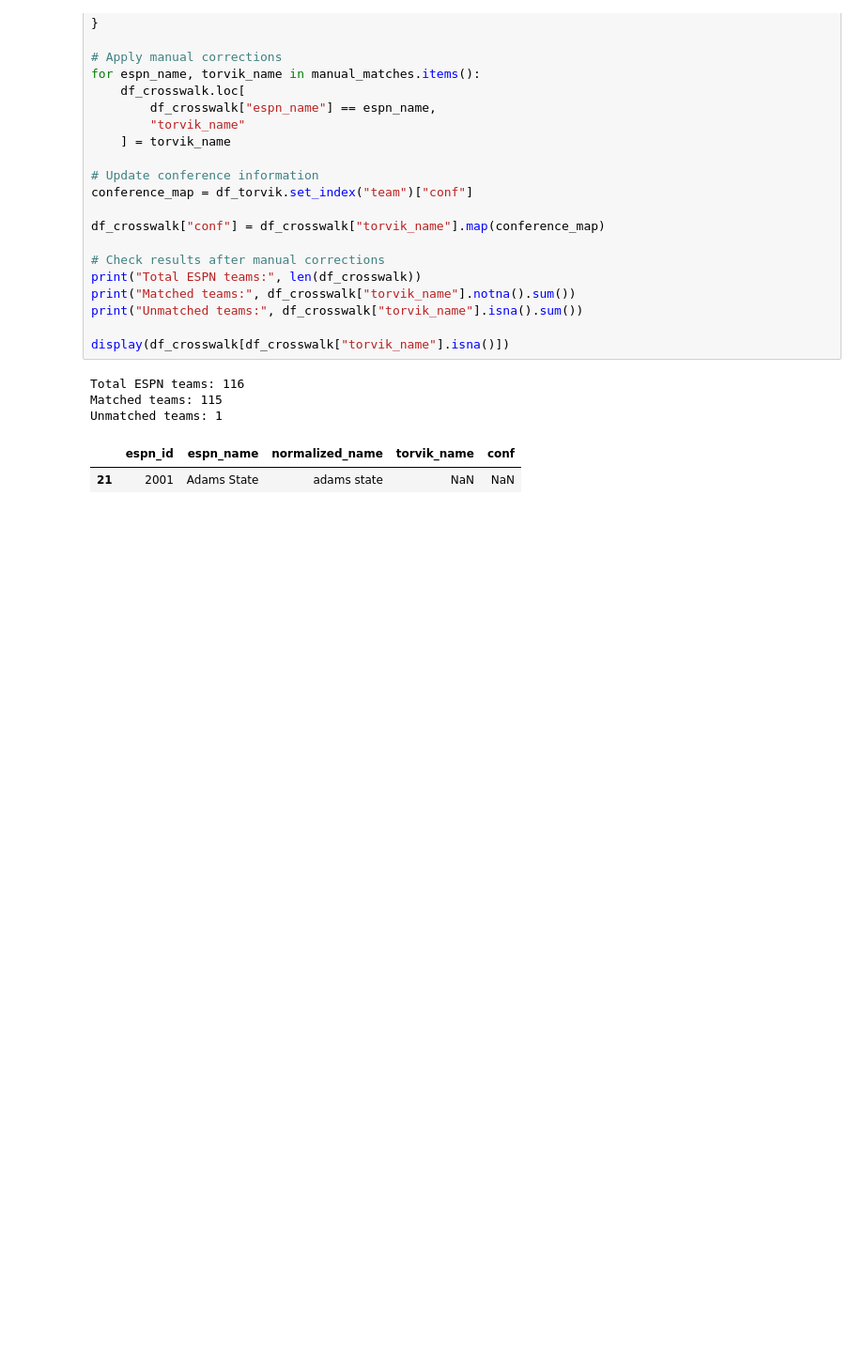
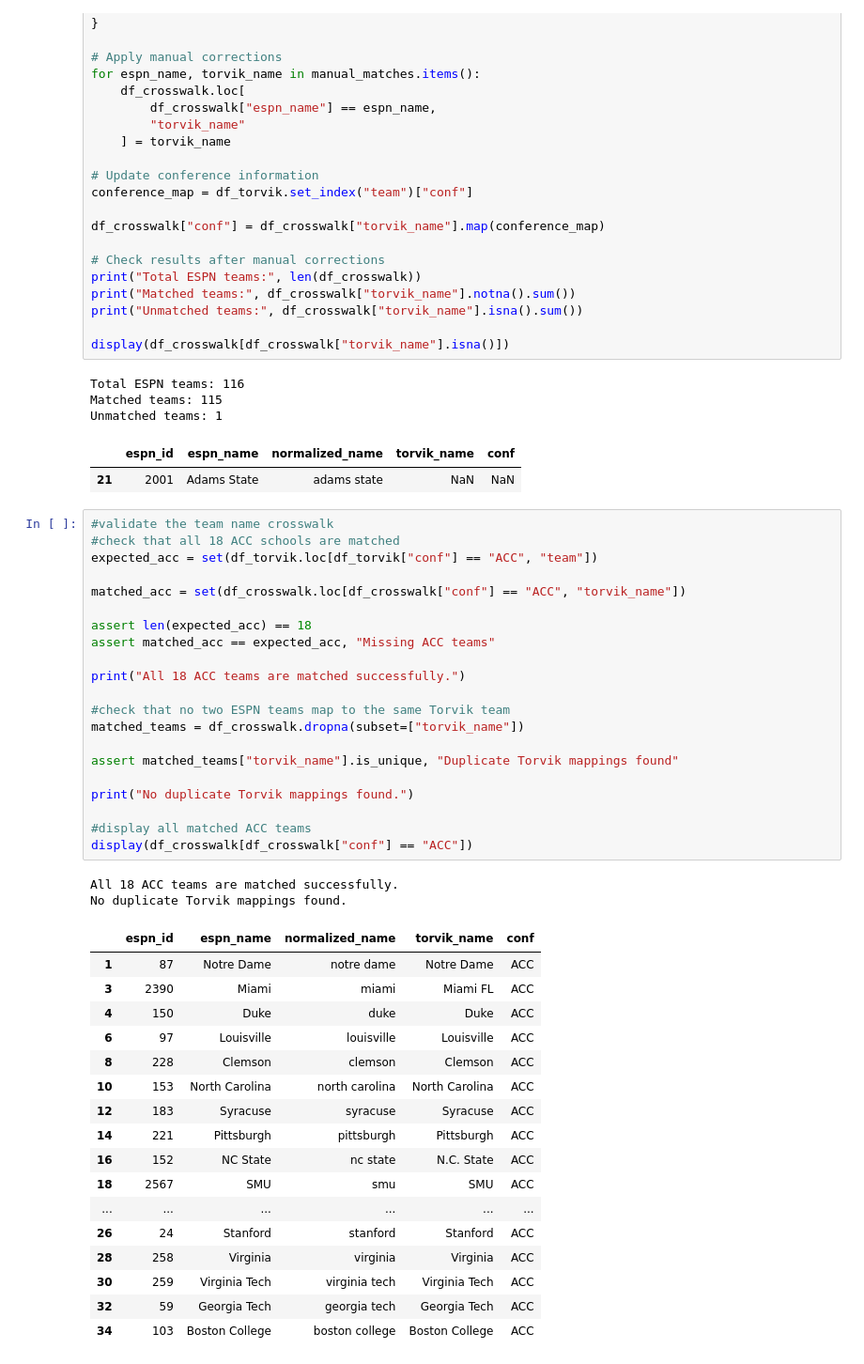
Before and after one commit to ekee7/acc_reality_check, a Jupyter notebook: ACC_Reality_Check.ipynb, the cells around one changed output. Shown at 94% size. Drawn from its saved outputs; the diff is of its cells as text; blank space fills up the shorter version.

```diff
--- a/ACC_Reality_Check.ipynb
+++ b/ACC_Reality_Check.ipynb
@@ -625,3 +625,44 @@ Matched teams: 115
 Unmatched teams: 1
 |  | espn_id | espn_name | normalized_name | torvik_name | conf |
 | 21 | 2001 | Adams State | adams state | NaN | NaN |
+# %%
+#validate the team name crosswalk
+#check that all 18 ACC schools are matched
+expected_acc = set(df_torvik.loc[df_torvik["conf"] == "ACC", "team"])
+
+matched_acc = set(df_crosswalk.loc[df_crosswalk["conf"] == "ACC", "torvik_name"])
+
+assert len(expected_acc) == 18
+assert matched_acc == expected_acc, "Missing ACC teams"
+
+print("All 18 ACC teams are matched successfully.")
+
+#check that no two ESPN teams map to the same Torvik team
+matched_teams = df_crosswalk.dropna(subset=["torvik_name"])
+
+assert matched_teams["torvik_name"].is_unique, "Duplicate Torvik mappings found"
+
+print("No duplicate Torvik mappings found.")
+
+#display all matched ACC teams
+display(df_crosswalk[df_crosswalk["conf"] == "ACC"])
+# %% [output]
+All 18 ACC teams are matched successfully.
+No duplicate Torvik mappings found.
+|  | espn_id | espn_name | normalized_name | torvik_name | conf |
+| 1 | 87 | Notre Dame | notre dame | Notre Dame | ACC |
+| 3 | 2390 | Miami | miami | Miami FL | ACC |
+| 4 | 150 | Duke | duke | Duke | ACC |
+| 6 | 97 | Louisville | louisville | Louisville | ACC |
+| 8 | 228 | Clemson | clemson | Clemson | ACC |
+| 10 | 153 | North Carolina | north carolina | North Carolina | ACC |
+| 12 | 183 | Syracuse | syracuse | Syracuse | ACC |
+| 14 | 221 | Pittsburgh | pittsburgh | Pittsburgh | ACC |
+| 16 | 152 | NC State | nc state | N.C. State | ACC |
+| 18 | 2567 | SMU | smu | SMU | ACC |
+| ... | ... | ... | ... | ... | ... |
+| 26 | 24 | Stanford | stanford | Stanford | ACC |
+| 28 | 258 | Virginia | virginia | Virginia | ACC |
+| 30 | 259 | Virginia Tech | virginia tech | Virginia Tech | ACC |
+| 32 | 59 | Georgia Tech | georgia tech | Georgia Tech | ACC |
+| 34 | 103 | Boston College | boston college | Boston College | ACC |
```
Also changed, not shown: parts of 1 cell of this notebook.
